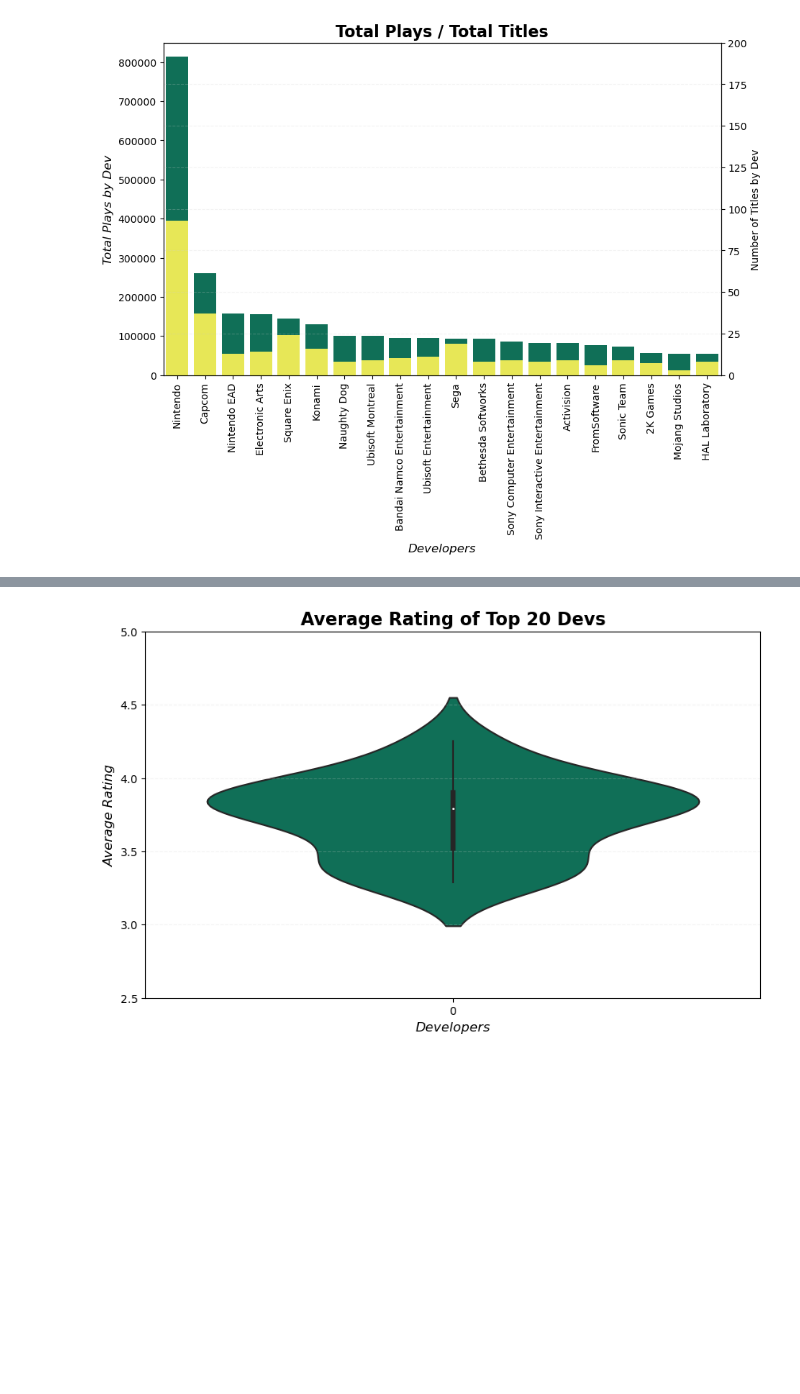
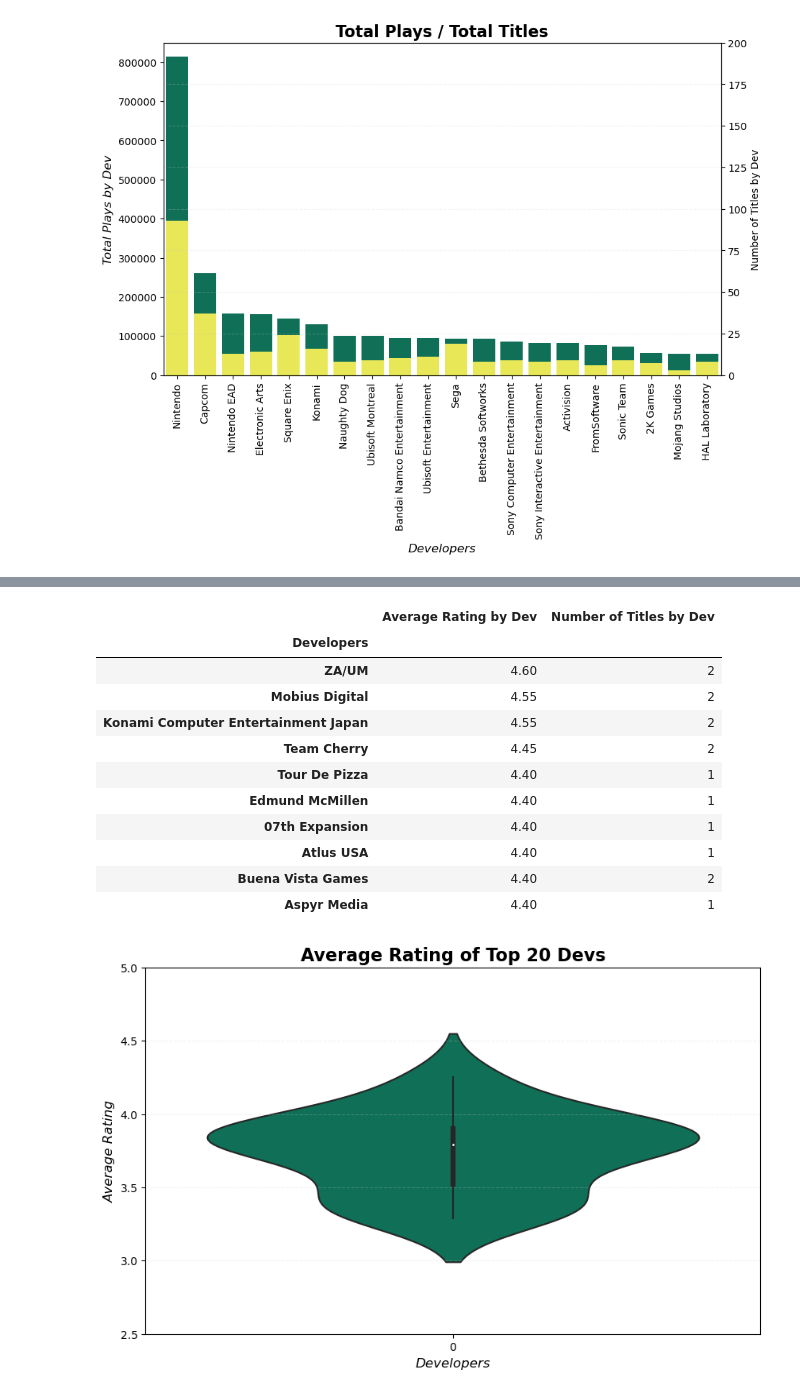
Before and after one commit to MasonNDeJesus/project_1_group_09, a Jupyter notebook: Nick_project_work/data_cleaning.ipynb, the cells around one changed output, grey strips where cells are left out. Drawn from its saved outputs; the diff is of its cells as text; code cells hidden in the pictures; blank space fills up the shorter version.

Commit message:
Added Mini Leaderboards to section
For powerpoint presentation. Added mini leaderboards.

```diff
--- a/Nick_project_work/data_cleaning.ipynb
+++ b/Nick_project_work/data_cleaning.ipynb
@@ -498,6 +530,28 @@ top_20_by_plays.reset_index('Developers')
 | 17 | Sega | 19 | 3.352632 | 244.842105 | 92600.0 |
 | 18 | Sonic Team | 9 | 3.333333 | 81.888889 | 72100.0 |
 | 19 | Ubisoft Entertainment | 11 | 3.290909 | 200.181818 | 94300.0 |
+# %%
+# Mini Leaderboard for presentation Question # 2
+mask2a = {
+    "Average Rating by Dev": dev_avg_rating,
+    "Number of Titles by Dev": dev_sum_title
+}
+
+mask2a = pd.DataFrame(mask2a)
+mask2a.sort_values(by="Average Rating by Dev", ascending=False).head(10)
+# %% [output]
+|  | Average Rating by Dev | Number of Titles by Dev |
+| Developers |  |  |
+| ZA/UM | 4.60 | 2 |
+| Mobius Digital | 4.55 | 2 |
+| Konami Computer Entertainment Japan | 4.55 | 2 |
+| Team Cherry | 4.45 | 2 |
+| Tour De Pizza | 4.40 | 1 |
+| Edmund McMillen | 4.40 | 1 |
+| 07th Expansion | 4.40 | 1 |
+| Atlus USA | 4.40 | 1 |
+| Buena Vista Games | 4.40 | 2 |
+| Aspyr Media | 4.40 | 1 |
 # %%
 # Basic Violinplot
 # https://seaborn.pydata.org/examples/wide_form_violinplot.html
```
Also changed, not shown: parts of 3 cells of this notebook.
